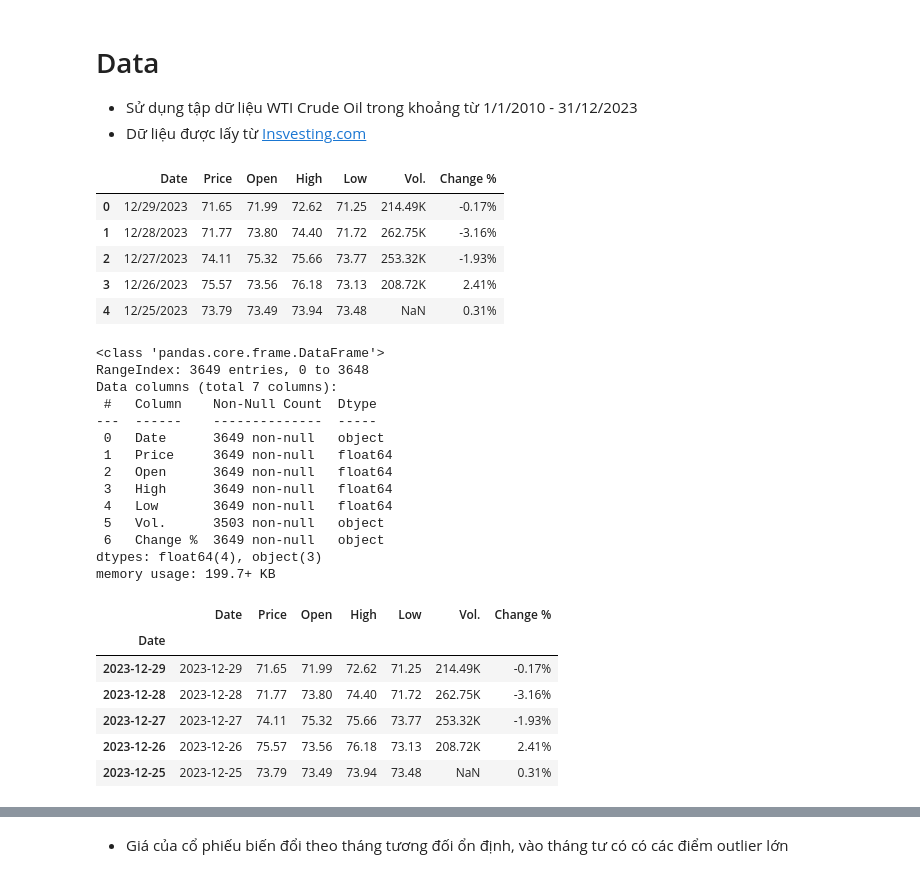
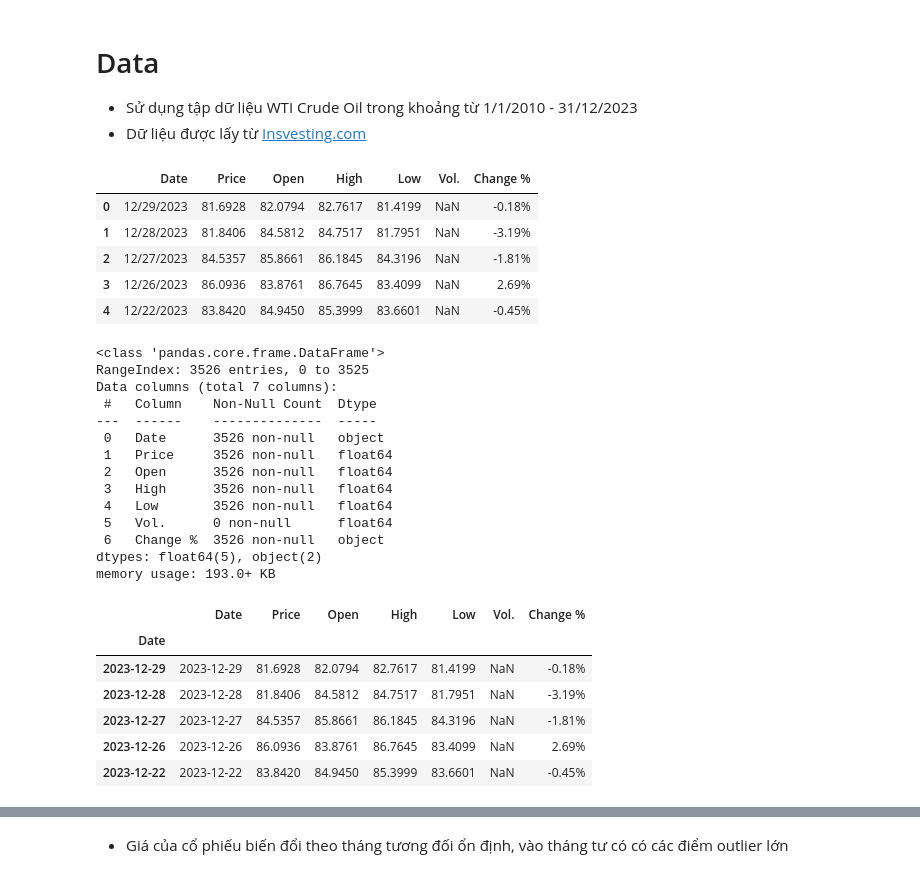
Before and after one commit to trungviet17/Basic_Algorithmic_Trading, a Jupyter notebook: Trading Signal/Time_series_basic_concept.ipynb, the cells around one changed output, grey strips where cells are left out. Saved outputs shown, nothing was run; the diff lists cells and outputs as text; code cells hidden in the pictures.

```diff
--- a/Trading Signal/Time_series_basic_concept.ipynb
+++ b/Trading Signal/Time_series_basic_concept.ipynb
@@ -25,32 +25,32 @@ import matplotlib.pyplot as plt
 - Sử dụng tập dữ liệu WTI Crude Oil trong khoảng từ 1/1/2010 - 31/12/2023
 - Dữ liệu được lấy từ [Insvesting.com](https://www.investing.com/commodities/crude-oil-historical-data)
 # %%
-data = pd.read_csv('..\Data\Crude Oil WTI Futures Historical Data.csv')
+data = pd.read_csv('..\Data\Bloomberg WTI Crude Oil Historical Data.csv')
 data.head(5)
 # %% [output]
 |  | Date | Price | Open | High | Low | Vol. | Change % |
-| 0 | 12/29/2023 | 71.65 | 71.99 | 72.62 | 71.25 | 214.49K | -0.17% |
-| 1 | 12/28/2023 | 71.77 | 73.80 | 74.40 | 71.72 | 262.75K | -3.16% |
-| 2 | 12/27/2023 | 74.11 | 75.32 | 75.66 | 73.77 | 253.32K | -1.93% |
-| 3 | 12/26/2023 | 75.57 | 73.56 | 76.18 | 73.13 | 208.72K | 2.41% |
-| 4 | 12/25/2023 | 73.79 | 73.49 | 73.94 | 73.48 | NaN | 0.31% |
+| 0 | 12/29/2023 | 81.6928 | 82.0794 | 82.7617 | 81.4199 | NaN | -0.18% |
+| 1 | 12/28/2023 | 81.8406 | 84.5812 | 84.7517 | 81.7951 | NaN | -3.19% |
+| 2 | 12/27/2023 | 84.5357 | 85.8661 | 86.1845 | 84.3196 | NaN | -1.81% |
+| 3 | 12/26/2023 | 86.0936 | 83.8761 | 86.7645 | 83.4099 | NaN | 2.69% |
+| 4 | 12/22/2023 | 83.8420 | 84.9450 | 85.3999 | 83.6601 | NaN | -0.45% |
 # %%
 data.info()
 # %% [output]
 <class 'pandas.core.frame.DataFrame'>
-RangeIndex: 3649 entries, 0 to 3648
+RangeIndex: 3526 entries, 0 to 3525
 Data columns (total 7 columns):
  #   Column    Non-Null Count  Dtype
 ---  ------    --------------  -----
- 0   Date      3649 non-null   object
- 1   Price     3649 non-null   float64
- 2   Open      3649 non-null   float64
- 3   High      3649 non-null   float64
- 4   Low       3649 non-null   float64
- 5   Vol.      3503 non-null   object
- 6   Change %  3649 non-null   object
-dtypes: float64(4), object(3)
-memory usage: 199.7+ KB
+ 0   Date      3526 non-null   object
+ 1   Price     3526 non-null   float64
+ 2   Open      3526 non-null   float64
+ 3   High      3526 non-null   float64
+ 4   Low       3526 non-null   float64
+ 5   Vol.      0 non-null      float64
+ 6   Change %  3526 non-null   object
+dtypes: float64(5), object(2)
+memory usage: 193.0+ KB
 # %%
 data['Date'] = pd.to_datetime(data['Date'])
 # %%
@@ -59,8 +59,8 @@ data.head(5)
 # %% [output]
 |  | Date | Price | Open | High | Low | Vol. | Change % |
 | Date |  |  |  |  |  |  |  |
-| 2023-12-29 | 2023-12-29 | 71.65 | 71.99 | 72.62 | 71.25 | 214.49K | -0.17% |
-| 2023-12-28 | 2023-12-28 | 71.77 | 73.80 | 74.40 | 71.72 | 262.75K | -3.16% |
-| 2023-12-27 | 2023-12-27 | 74.11 | 75.32 | 75.66 | 73.77 | 253.32K | -1.93% |
-| 2023-12-26 | 2023-12-26 | 75.57 | 73.56 | 76.18 | 73.13 | 208.72K | 2.41% |
-| 2023-12-25 | 2023-12-25 | 73.79 | 73.49 | 73.94 | 73.48 | NaN | 0.31% |
+| 2023-12-29 | 2023-12-29 | 81.6928 | 82.0794 | 82.7617 | 81.4199 | NaN | -0.18% |
+| 2023-12-28 | 2023-12-28 | 81.8406 | 84.5812 | 84.7517 | 81.7951 | NaN | -3.19% |
+| 2023-12-27 | 2023-12-27 | 84.5357 | 85.8661 | 86.1845 | 84.3196 | NaN | -1.81% |
+| 2023-12-26 | 2023-12-26 | 86.0936 | 83.8761 | 86.7645 | 83.4099 | NaN | 2.69% |
+| 2023-12-22 | 2023-12-22 | 83.8420 | 84.9450 | 85.3999 | 83.6601 | NaN | -0.45% |
```
Also changed, not shown: parts of 16 cells of this notebook, 2 other files.
